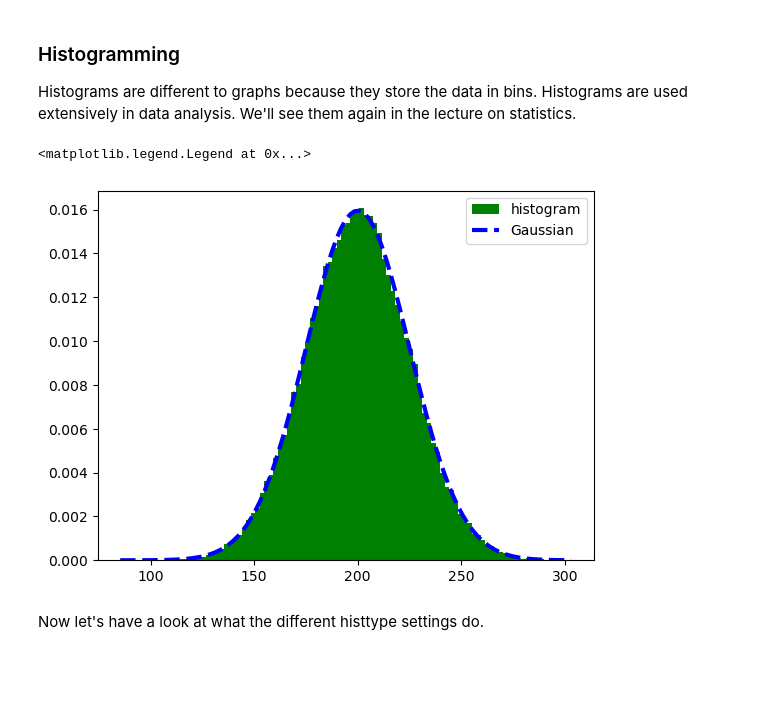
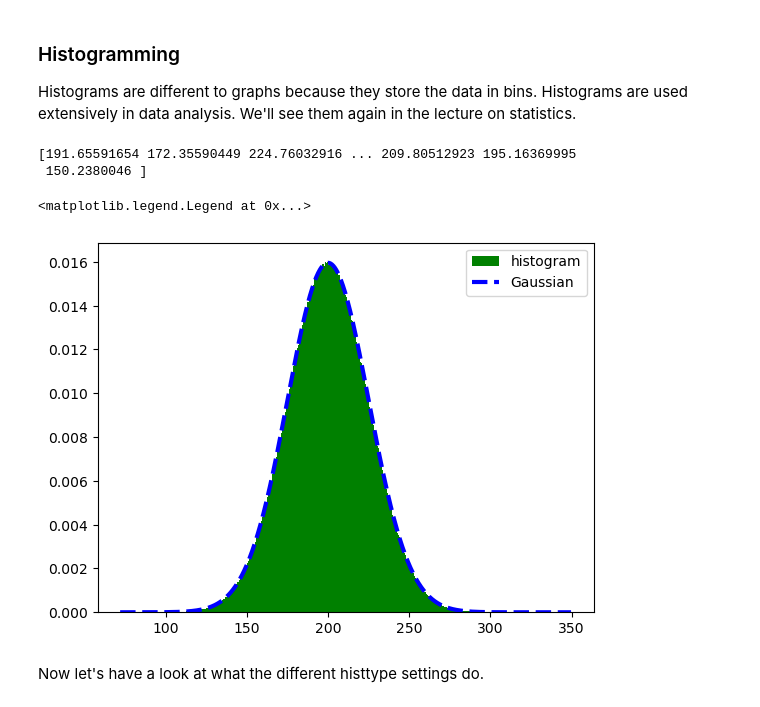
Before and after one commit to ds-connectors/Physics-88-SP24, a Jupyter notebook: Week05/Lecture04.ipynb, the cells around one changed output. Cells and saved outputs as stored; diff of their text form; code cells hidden in the pictures; blank space fills up the shorter version.

```diff
--- a/Week05/Lecture04.ipynb
+++ b/Week05/Lecture04.ipynb
@@ -519,21 +556,23 @@ Histograms are different to graphs because they store the data in bins. Histogra
 # %%
 from pylab import *
 from scipy.stats import norm # a new libary -- more advanced scientific programming
 
 mu = 200
 sigma = 25
-x = mu + sigma*randn(100000)
-#print(x)
+x = mu + sigma*randn(10000000)
+print(x)
 
 
-val, bins, patches = plt.hist(x, 100, density=True, color='g', label='histogram')
+val, bins, patches = plt.hist(x, 1000, density=True, color='g', label='histogram')
 
 #print(bins)
 lines = plot(bins, norm.pdf(bins, mu, sigma), 'b--',  linewidth=3, label='Gaussian')
 legend(loc = 'best')
 # %% [output]
-<matplotlib.legend.Legend at 0x...>
+[191.65591654 172.35590449 224.76032916 ... 209.80512923 195.16369995
+ 150.2380046 ]
+<matplotlib.legend.Legend at 0x...>
-[figure, old version]
+[figure, new version]
 # %% [markdown]
 Now let's have a look at what the different histtype settings do.
 # %%
```
Also changed, not shown: parts of 11 cells of this notebook, 2 other files.
